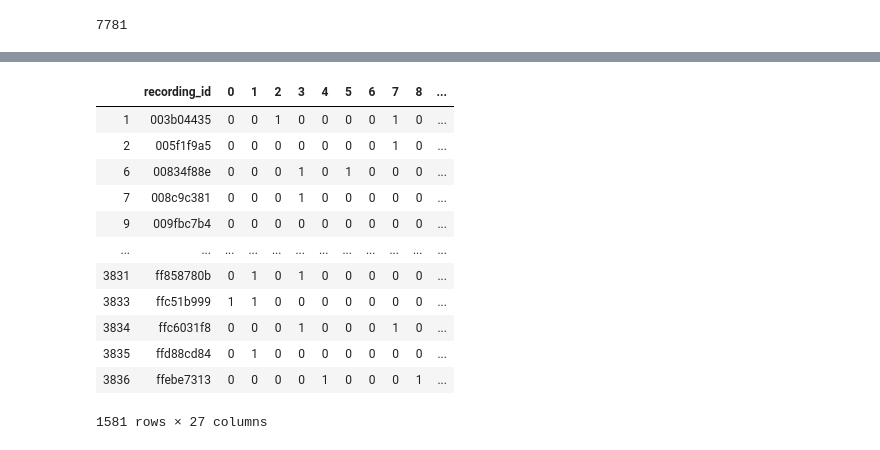
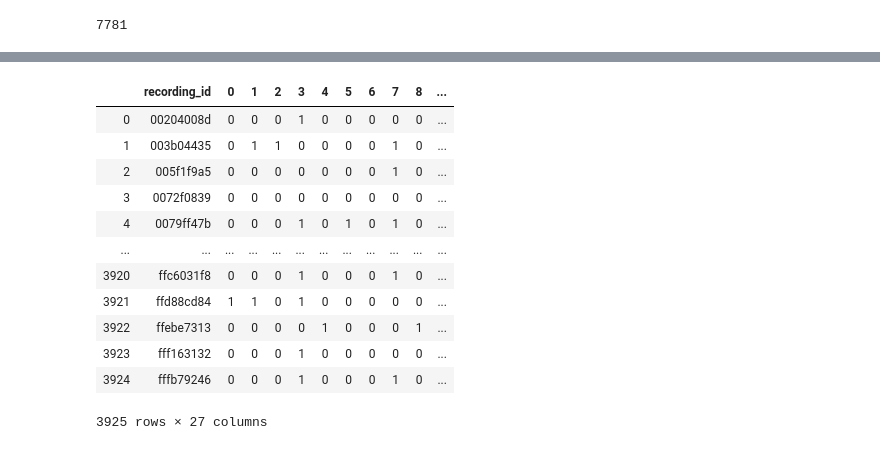
Before and after one commit to kuto5046/kaggle-rainforest, a Jupyter notebook: pseudo_labeling.ipynb, the cells around one changed output, grey strips where cells are left out. Drawn from its saved outputs; the diff is of its cells as text; code cells hidden in the pictures.

```diff
--- a/pseudo_labeling.ipynb
+++ b/pseudo_labeling.ipynb
@@ -442,17 +430 @@ sns.barplot(pseudo_df3.iloc[:, 1:-2].sum().index, pseudo_df3.iloc[:, 1:-2].sum()
-# %%
-pseudo_df3
-# %% [output]
-|  | recording_id | 0 | 1 | 2 | 3 | 4 | 5 | 6 | 7 | 8 | ... |
-| 1 | 003b04435 | 0 | 0 | 1 | 0 | 0 | 0 | 0 | 1 | 0 | ... |
-| 2 | 005f1f9a5 | 0 | 0 | 0 | 0 | 0 | 0 | 0 | 1 | 0 | ... |
-| 6 | 00834f88e | 0 | 0 | 0 | 1 | 0 | 1 | 0 | 0 | 0 | ... |
-| 7 | 008c9c381 | 0 | 0 | 0 | 1 | 0 | 0 | 0 | 0 | 0 | ... |
-| 9 | 009fbc7b4 | 0 | 0 | 0 | 0 | 0 | 0 | 0 | 0 | 0 | ... |
-| ... | ... | ... | ... | ... | ... | ... | ... | ... | ... | ... | ... |
-| 3831 | ff858780b | 0 | 1 | 0 | 1 | 0 | 0 | 0 | 0 | 0 | ... |
-| 3833 | ffc51b999 | 1 | 1 | 0 | 0 | 0 | 0 | 0 | 0 | 0 | ... |
-| 3834 | ffc6031f8 | 0 | 0 | 0 | 1 | 0 | 0 | 0 | 1 | 0 | ... |
-| 3835 | ffd88cd84 | 0 | 1 | 0 | 0 | 0 | 0 | 0 | 0 | 0 | ... |
-| 3836 | ffebe7313 | 0 | 0 | 0 | 0 | 1 | 0 | 0 | 0 | 1 | ... |
-1581 rows × 27 columns
 # %%
@@ -459,0 +432,16 @@ pseudo_df3.to_csv("./input/rfcx-species-audio-detection/train_fp_vote3_numlabel2
+# %%
+pseudo_df
+# %% [output]
+|  | recording_id | 0 | 1 | 2 | 3 | 4 | 5 | 6 | 7 | 8 | ... |
+| 0 | 00204008d | 0 | 0 | 0 | 1 | 0 | 0 | 0 | 0 | 0 | ... |
+| 1 | 003b04435 | 0 | 1 | 1 | 0 | 0 | 0 | 0 | 1 | 0 | ... |
+| 2 | 005f1f9a5 | 0 | 0 | 0 | 0 | 0 | 0 | 0 | 1 | 0 | ... |
+| 3 | 0072f0839 | 0 | 0 | 0 | 0 | 0 | 0 | 0 | 0 | 0 | ... |
+| 4 | 0079ff47b | 0 | 0 | 0 | 1 | 0 | 1 | 0 | 1 | 0 | ... |
+| ... | ... | ... | ... | ... | ... | ... | ... | ... | ... | ... | ... |
+| 3920 | ffc6031f8 | 0 | 0 | 0 | 1 | 0 | 0 | 0 | 1 | 0 | ... |
+| 3921 | ffd88cd84 | 1 | 1 | 0 | 1 | 0 | 0 | 0 | 0 | 0 | ... |
+| 3922 | ffebe7313 | 0 | 0 | 0 | 0 | 1 | 0 | 0 | 0 | 1 | ... |
+| 3923 | fff163132 | 0 | 0 | 0 | 1 | 0 | 0 | 0 | 0 | 0 | ... |
+| 3924 | fffb79246 | 0 | 0 | 0 | 1 | 0 | 0 | 0 | 1 | 0 | ... |
+3925 rows × 27 columns
```
Also changed, not shown: parts of 13 cells of this notebook, 2 other files.
